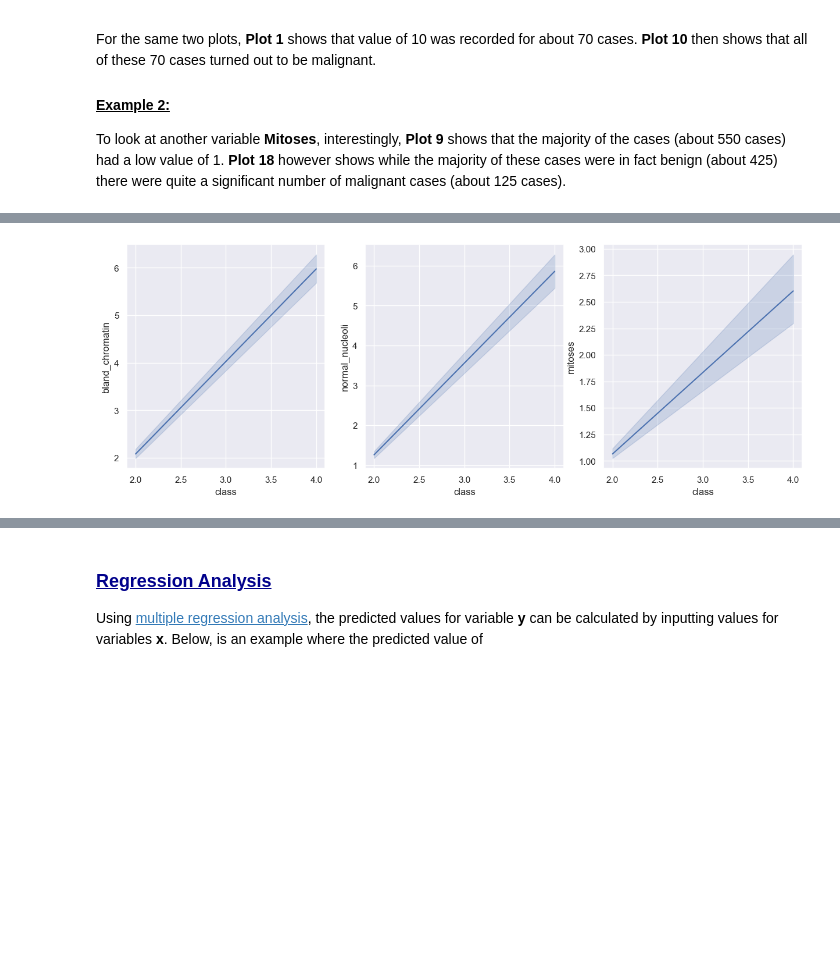
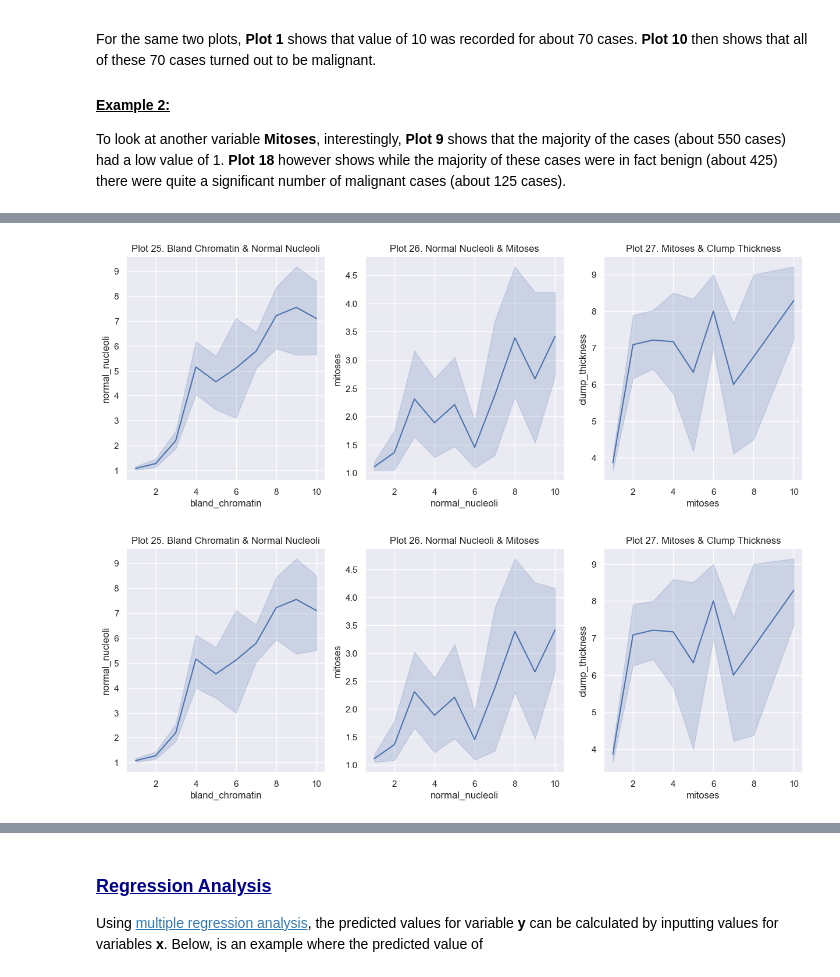
Before and after one commit to OCorry/PfDA-2022-Project-2, a Jupyter notebook: PfDA-2022-Project-2.ipynb, the cells around one changed output, grey strips where cells are left out. Saved outputs shown, nothing was run; the diff lists cells and outputs as text; code cells hidden in the pictures; blank space fills up the shorter version.

```diff
--- a/PfDA-2022-Project-2.ipynb
+++ b/PfDA-2022-Project-2.ipynb
@@ -555,19 +561,23 @@ plt.show()
 # %%
 sns.set(style = 'darkgrid')
 plt.figure(figsize=(15,5))
 
 plt.subplot(1,3,1)
-sns.lineplot(x ="class", y = 'bland_chromatin', data = df)
+sns.lineplot(x ="bland_chromatin", y = 'normal_nucleoli', data = df)
+plt.title("Plot 25. Bland Chromatin & Normal Nucleoli")
 
 
 plt.subplot(1,3,2)
-sns.lineplot(x ="class", y = 'normal_nucleoli', data = df)
+sns.lineplot(x ="normal_nucleoli", y = 'mitoses', data = df)
+plt.title("Plot 26. Normal Nucleoli & Mitoses")
 
 
 plt.subplot(1,3,3)
-sns.lineplot(x ="class", y = 'mitoses', data = df)
+sns.lineplot(x ="mitoses", y = 'clump_thickness', data = df)
+plt.title("Plot 27. Mitoses & Clump Thickness")
 
 
 plt.show()
 # %% [output]
-[figure, old version]
+[figure, new version]
+[figure, added]
```
Also changed, not shown: parts of 15 cells of this notebook.
